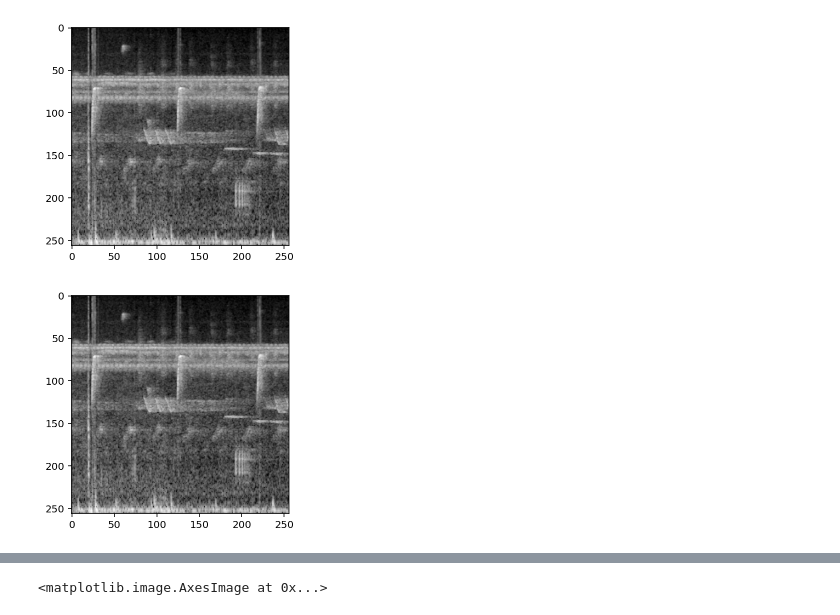
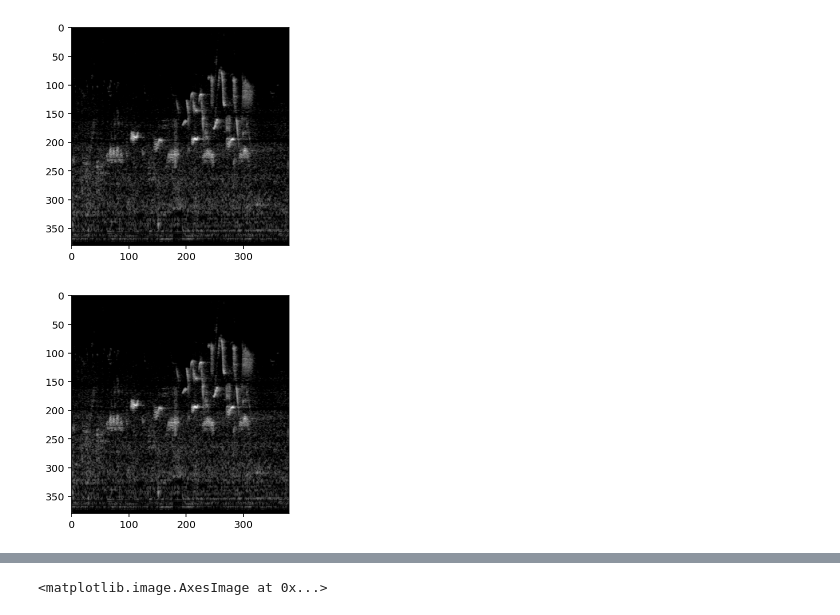
Before and after one commit to myurasov/Kaggle-BirdCLEF-2021, a Jupyter notebook: sandbox/Untitled8.ipynb, the cells around one changed output, grey strips where cells are left out. Saved outputs shown, nothing was run; the diff lists cells and outputs as text; code cells hidden in the pictures.

```diff
--- a/sandbox/Untitled8.ipynb
+++ b/sandbox/Untitled8.ipynb
@@ -14,7 +14,7 @@ from src.msg_provider import MSG_Provider
 from src.services import get_msg_provider, get_wave_provider
 from src.wave_provider import WaveProvider
 # %%
-def _get_msg_p(n_mels=256, time_steps=256, power=3, n_fft=2048):
+def _get_msg_p(n_mels=380, time_steps=380, power=3, n_fft=2048):
     return MSG_Provider(
         n_mels=n_mels,
         target_n_mels=n_mels,
@@ -45,18 +45,18 @@ def _show_msg(msg):
     msg = np.flip(msg, axis=0)
     plt.imshow(msg.astype(np.float32), cmap="gray")
 # %%
-x1 = _get_wave_p(normalize=False).get_audio_fragment("XC11209.ogg", [0, 5])
-x2 = _get_wave_p(normalize=True).get_audio_fragment("XC11209.ogg", [0, 5])
+x1 = _get_wave_p(normalize=False).get_audio_fragment("XC602886.ogg", [0, 5])
+x2 = _get_wave_p(normalize=True).get_audio_fragment("XC602886.ogg", [0, 5])
 mp = _get_msg_p()
 
 m1 = mp.msg(x1)
 m2 = mp.msg(x2)
 
 _show_msg(m1)
 _show_msg(m2)
 # %% [output]
-[figure, old version]
+[figure, new version]
-[figure, old version]
+[figure, new version]
 # %%
 def _msg_to_rgb(msg):
     msg = msg.astype(np.float32)
```
Also changed, not shown: parts of 1 cell of this notebook, 1 other file.
